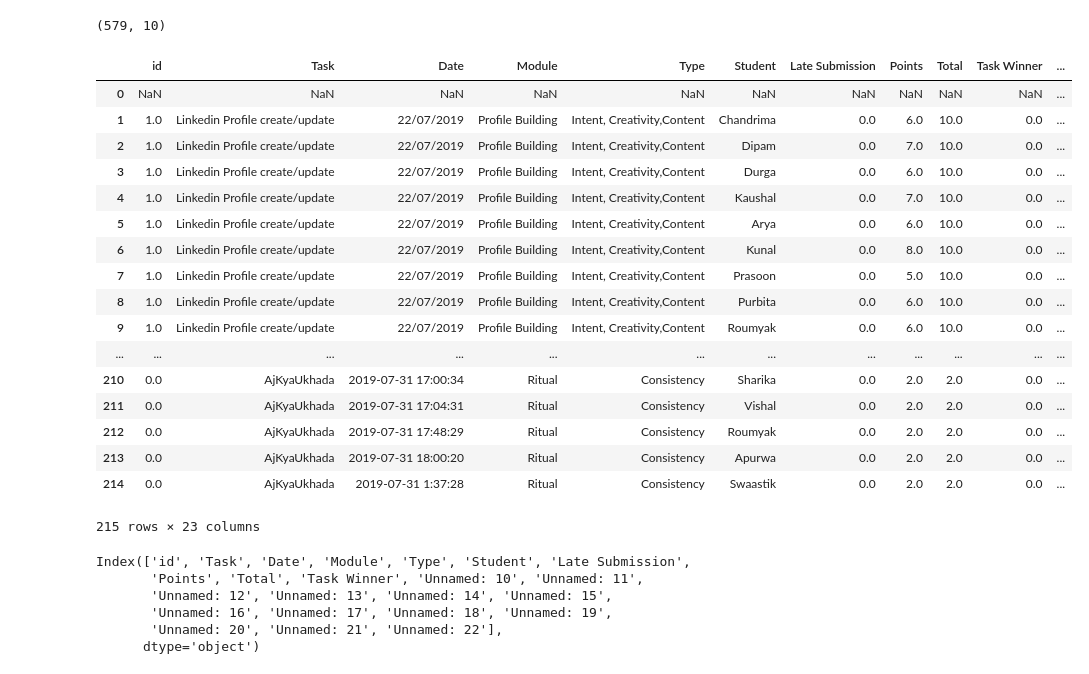
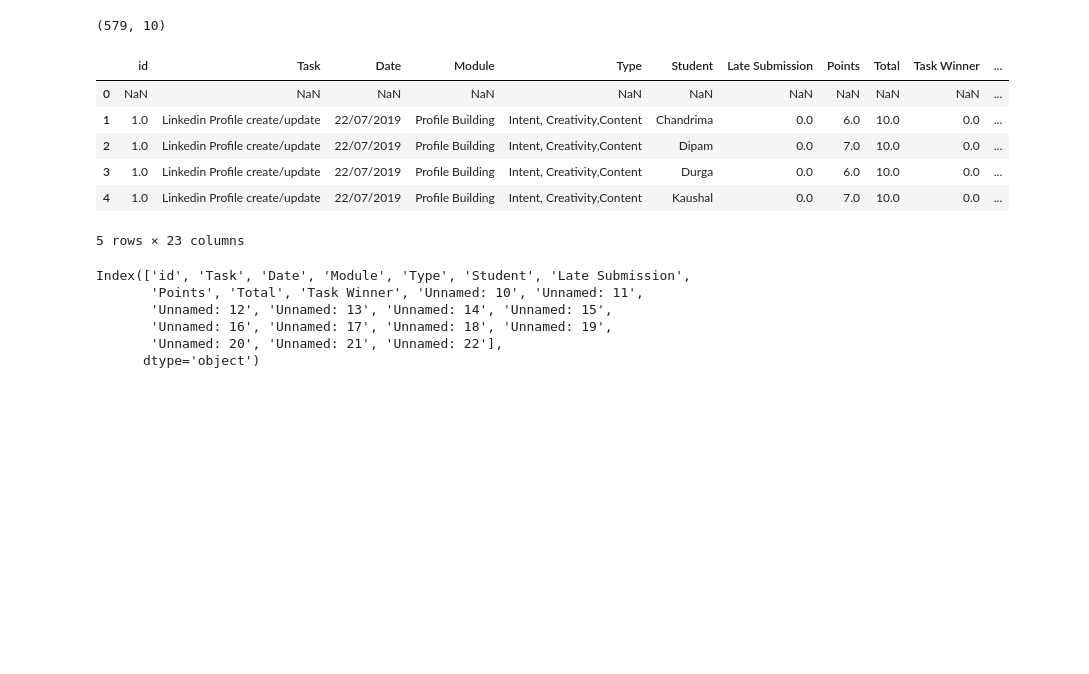
Before and after one commit to SkeyRahaman/Report-Card-Generator, a Jupyter notebook: Report-Card-Generator.ipynb, the cells around one changed output. Cells and saved outputs as stored; diff of their text form; code cells hidden in the pictures; blank space fills up the shorter version.

```diff
--- a/Report-Card-Generator.ipynb
+++ b/Report-Card-Generator.ipynb
@@ -47,26 +38,15 @@ data_august.shape
 # %%
 data_july=pd.read_csv('Student Gradebook - July.csv')
 # %%
-data_july
+data_july.head()
 # %% [output]
 |  | id | Task | Date | Module | Type | Student | Late Submission | Points | Total | Task Winner | ... |
 | 0 | NaN | NaN | NaN | NaN | NaN | NaN | NaN | NaN | NaN | NaN | ... |
 | 1 | 1.0 | Linkedin Profile create/update | 22/07/2019 | Profile Building | Intent, Creativity,Content | Chandrima | 0.0 | 6.0 | 10.0 | 0.0 | ... |
 | 2 | 1.0 | Linkedin Profile create/update | 22/07/2019 | Profile Building | Intent, Creativity,Content | Dipam | 0.0 | 7.0 | 10.0 | 0.0 | ... |
 | 3 | 1.0 | Linkedin Profile create/update | 22/07/2019 | Profile Building | Intent, Creativity,Content | Durga | 0.0 | 6.0 | 10.0 | 0.0 | ... |
 | 4 | 1.0 | Linkedin Profile create/update | 22/07/2019 | Profile Building | Intent, Creativity,Content | Kaushal | 0.0 | 7.0 | 10.0 | 0.0 | ... |
-| 5 | 1.0 | Linkedin Profile create/update | 22/07/2019 | Profile Building | Intent, Creativity,Content | Arya | 0.0 | 6.0 | 10.0 | 0.0 | ... |
-| 6 | 1.0 | Linkedin Profile create/update | 22/07/2019 | Profile Building | Intent, Creativity,Content | Kunal | 0.0 | 8.0 | 10.0 | 0.0 | ... |
-| 7 | 1.0 | Linkedin Profile create/update | 22/07/2019 | Profile Building | Intent, Creativity,Content | Prasoon | 0.0 | 5.0 | 10.0 | 0.0 | ... |
-| 8 | 1.0 | Linkedin Profile create/update | 22/07/2019 | Profile Building | Intent, Creativity,Content | Purbita | 0.0 | 6.0 | 10.0 | 0.0 | ... |
-| 9 | 1.0 | Linkedin Profile create/update | 22/07/2019 | Profile Building | Intent, Creativity,Content | Roumyak | 0.0 | 6.0 | 10.0 | 0.0 | ... |
-| ... | ... | ... | ... | ... | ... | ... | ... | ... | ... | ... | ... |
-| 210 | 0.0 | AjKyaUkhada | 2019-07-31 17:00:34 | Ritual | Consistency | Sharika | 0.0 | 2.0 | 2.0 | 0.0 | ... |
-| 211 | 0.0 | AjKyaUkhada | 2019-07-31 17:04:31 | Ritual | Consistency | Vishal | 0.0 | 2.0 | 2.0 | 0.0 | ... |
-| 212 | 0.0 | AjKyaUkhada | 2019-07-31 17:48:29 | Ritual | Consistency | Roumyak | 0.0 | 2.0 | 2.0 | 0.0 | ... |
-| 213 | 0.0 | AjKyaUkhada | 2019-07-31 18:00:20 | Ritual | Consistency | Apurwa | 0.0 | 2.0 | 2.0 | 0.0 | ... |
-| 214 | 0.0 | AjKyaUkhada | 2019-07-31 1:37:28 | Ritual | Consistency | Swaastik | 0.0 | 2.0 | 2.0 | 0.0 | ... |
-215 rows × 23 columns
+5 rows × 23 columns
 # %%
 data_july.columns
 # %% [output]
```
Also changed, not shown: parts of 6 cells of this notebook.
